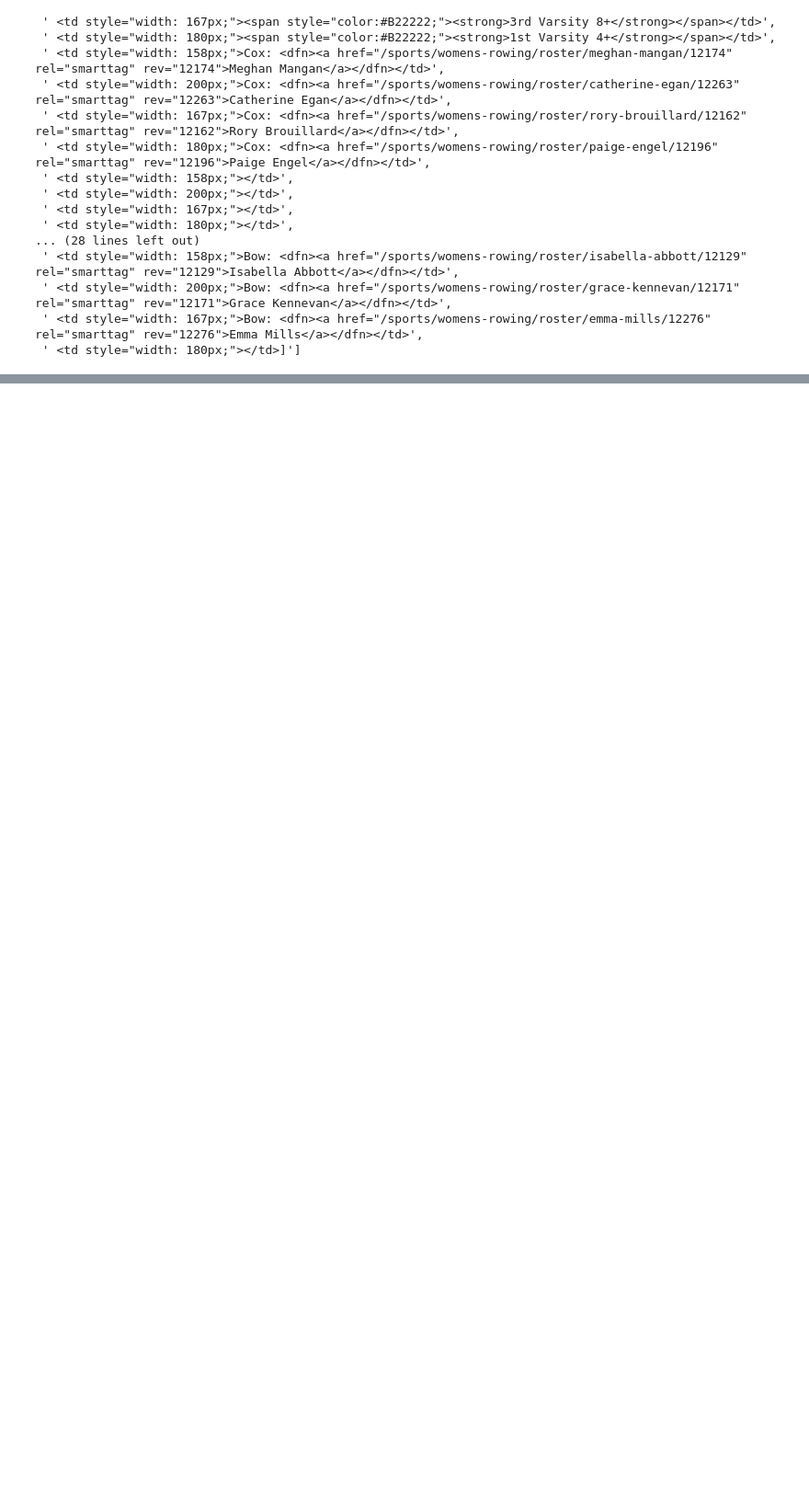
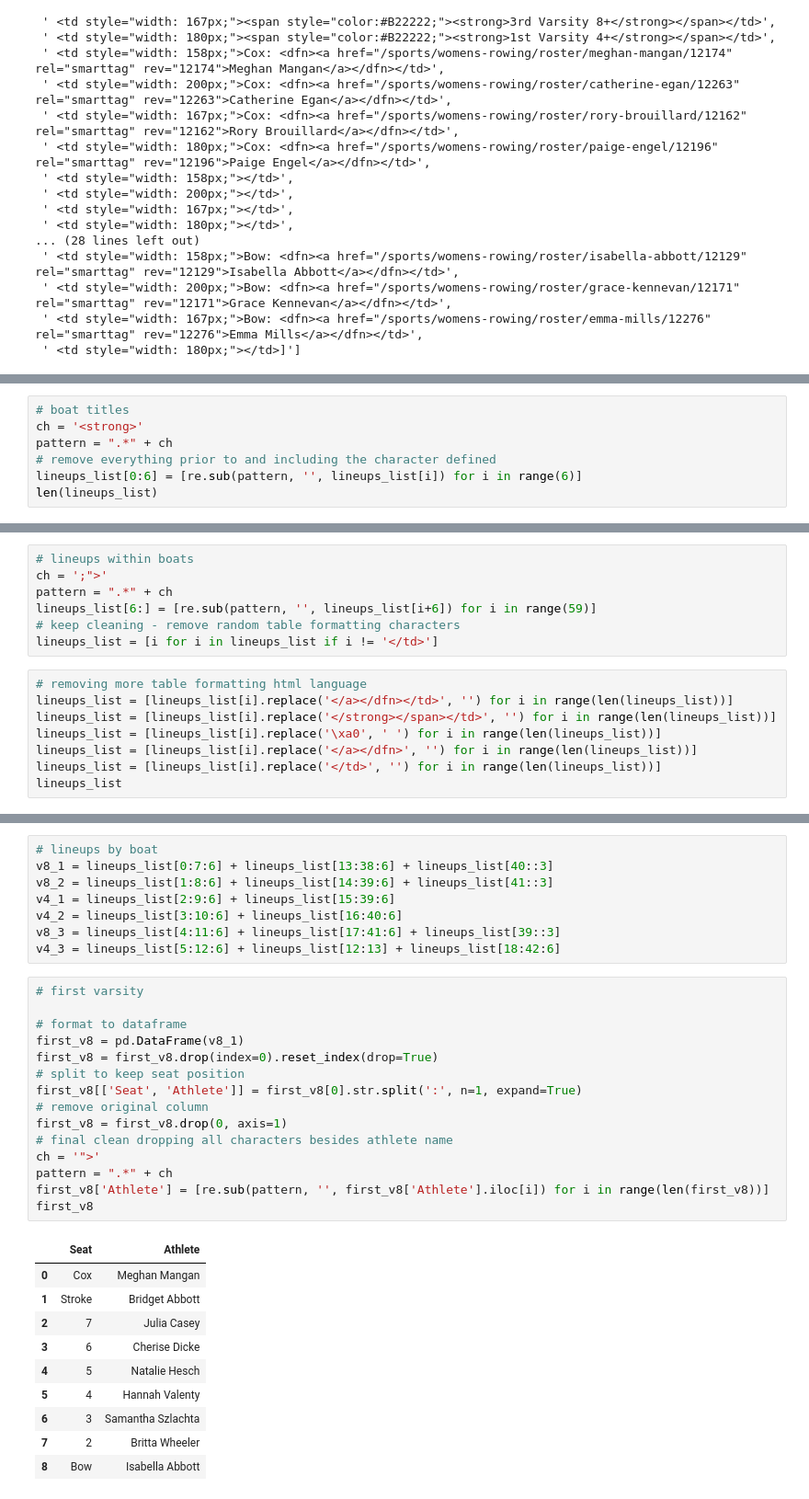
Before and after one commit to hvalenty/ncaa_rowing, a Jupyter notebook: ncaa_rowing/duq_wrow.ipynb, the cells around one changed output, grey strips where cells are left out. Shown at 92% size. Cells and saved outputs as stored; diff of their text form; blank space fills up the shorter version.

```diff
--- a/ncaa_rowing/duq_wrow.ipynb
+++ b/ncaa_rowing/duq_wrow.ipynb
@@ -267,0 +450,7 @@ lineups_list[4:] = [re.sub(pattern, '', lineups_list[i+4]) for i in range(39)]
+# %%
+# boat titles
+ch = '<strong>'
+pattern = ".*" + ch
+# remove everything prior to and including the character defined
+lineups_list[0:6] = [re.sub(pattern, '', lineups_list[i]) for i in range(6)]
+len(lineups_list)
@@ -267,0 +459,15 @@ lineups_list[4:] = [re.sub(pattern, '', lineups_list[i+4]) for i in range(39)]
+# %%
+# lineups within boats
+ch = ';">'
+pattern = ".*" + ch
+lineups_list[6:] = [re.sub(pattern, '', lineups_list[i+6]) for i in range(59)]
+# keep cleaning - remove random table formatting characters
+lineups_list = [i for i in lineups_list if i != '</td>']
+# %%
+# removing more table formatting html language
+lineups_list = [lineups_list[i].replace('</a></dfn></td>', '') for i in range(len(lineups_list))]
+lineups_list = [lineups_list[i].replace('</strong></span></td>', '') for i in range(len(lineups_list))]
+lineups_list = [lineups_list[i].replace('\xa0', ' ') for i in range(len(lineups_list))]
+lineups_list = [lineups_list[i].replace('</a></dfn>', '') for i in range(len(lineups_list))]
+lineups_list = [lineups_list[i].replace('</td>', '') for i in range(len(lineups_list))]
+lineups_list
@@ -267,0 +492,34 @@ lineups_list[4:] = [re.sub(pattern, '', lineups_list[i+4]) for i in range(39)]
+# %%
+# lineups by boat
+v8_1 = lineups_list[0:7:6] + lineups_list[13:38:6] + lineups_list[40::3]
+v8_2 = lineups_list[1:8:6] + lineups_list[14:39:6] + lineups_list[41::3]
+v4_1 = lineups_list[2:9:6] + lineups_list[15:39:6]
+v4_2 = lineups_list[3:10:6] + lineups_list[16:40:6]
+v8_3 = lineups_list[4:11:6] + lineups_list[17:41:6] + lineups_list[39::3]
+v4_3 = lineups_list[5:12:6] + lineups_list[12:13] + lineups_list[18:42:6]
+# %%
+# first varsity
+
+# format to dataframe
+first_v8 = pd.DataFrame(v8_1)
+first_v8 = first_v8.drop(index=0).reset_index(drop=True)
+# split to keep seat position
+first_v8[['Seat', 'Athlete']] = first_v8[0].str.split(':', n=1, expand=True)
+# remove original column
+first_v8 = first_v8.drop(0, axis=1)
+# final clean dropping all characters besides athlete name
+ch = '">'
+pattern = ".*" + ch
+first_v8['Athlete'] = [re.sub(pattern, '', first_v8['Athlete'].iloc[i]) for i in range(len(first_v8))]
+first_v8
+# %% [output]
+|  | Seat | Athlete |
+| 0 | Cox | Meghan Mangan |
+| 1 | Stroke | Bridget Abbott |
+| 2 | 7 | Julia Casey |
+| 3 | 6 | Cherise Dicke |
+| 4 | 5 | Natalie Hesch |
+| 5 | 4 | Hannah Valenty |
+| 6 | 3 | Samantha Szlachta |
+| 7 | 2 | Britta Wheeler |
+| 8 | Bow | Isabella Abbott |
```
Also changed, not shown: parts of 24 cells of this notebook, 1 other file.
